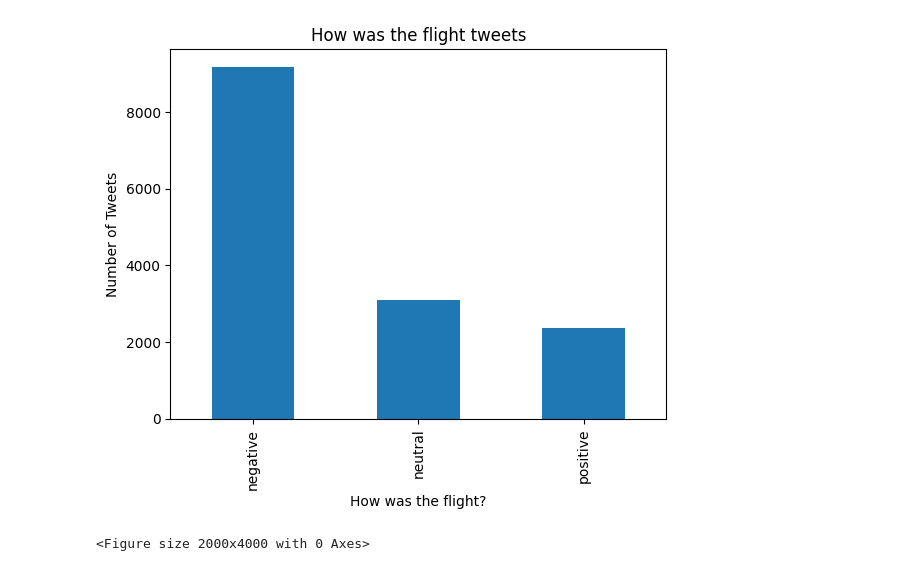
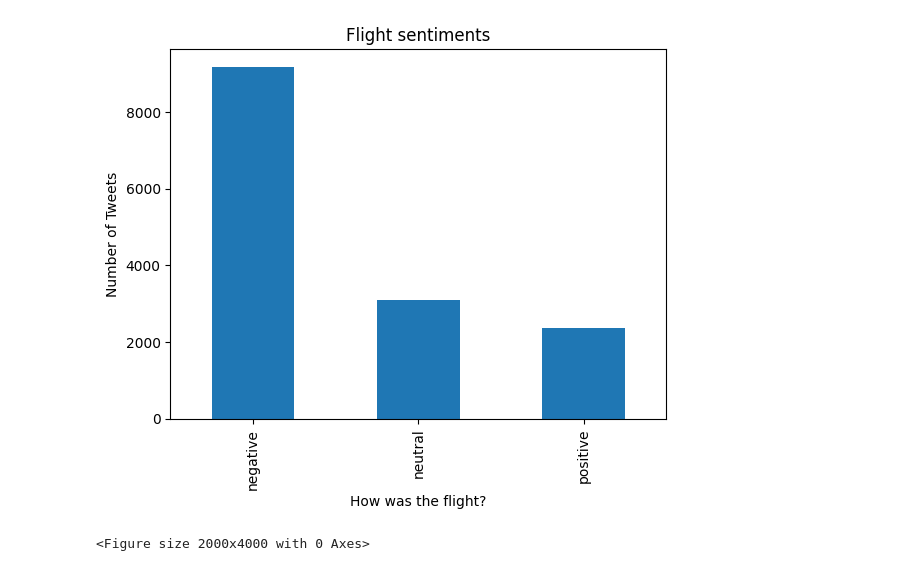
Before and after one commit to ElDon2308/Airline-Sentiment-Analysis, a Jupyter notebook: Data-minng-project.ipynb, the cells around one changed output. Drawn from its saved outputs; the diff is of its cells as text; code cells hidden in the pictures.

Commit message:
More cleaning and visuals given Also I have added a heatmap and chosen an alg

```diff
--- a/Data-minng-project.ipynb
+++ b/Data-minng-project.ipynb
@@ -27,10 +32,15 @@ tweetsDf.head()
 # %%
+#We are now filtering the data and selecting the 'airline_sentiment' columns and getting the unique counts for each sentiment
 negativeReason = tweetsDf['airline_sentiment'].value_counts()
+#plotting the histogram
 negativeReason.plot(kind='bar')
-
-plt.title('How was the flight tweets')
+#Giving it a title
+plt.title('Flight sentiments')
+#label for the x-axis
 plt.xlabel('How was the flight?')
+#label for the y axis
 plt.ylabel('Number of Tweets')
+#Showing the plotted graph
 plt.show()
 # %% [output]
-[figure, old version]
+[figure, new version]
```
Also changed, not shown: parts of 18 cells of this notebook.
